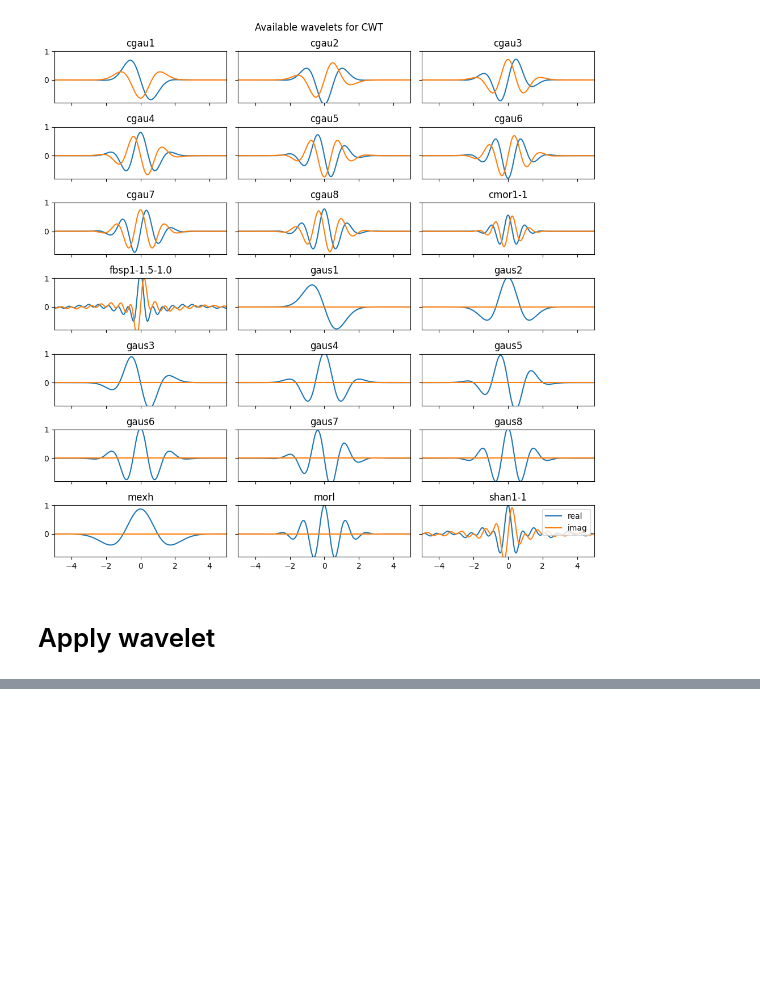
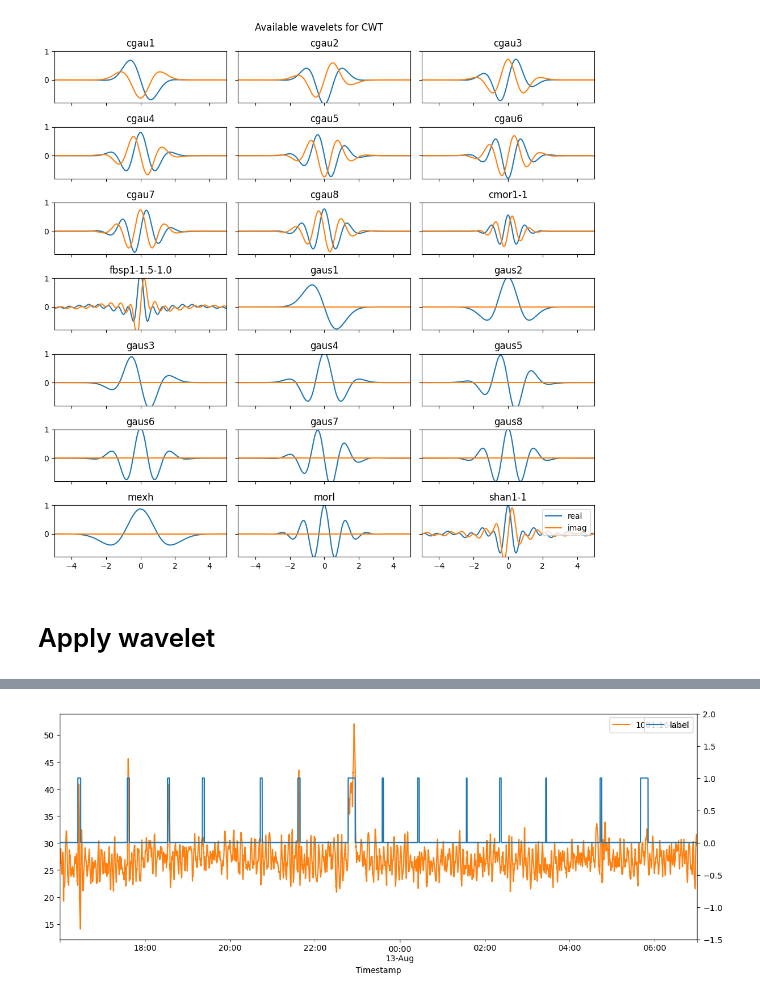
Before and after one commit to Felecort/HAI_Security, a Jupyter notebook: src/4_wavelet_exploration.ipynb, the cells around one changed output, grey strips where cells are left out. Drawn from its saved outputs; the diff is of its cells as text; code cells hidden in the pictures; blank space fills up the shorter version.

```diff
--- a/src/4_wavelet_exploration.ipynb
+++ b/src/4_wavelet_exploration.ipynb
@@ -154,0 +192,6 @@ dataset.head()
+# %%
+col = '1001.16-OUT'
+# %%
+plot_column_label(dataset, col);
+# %% [output]
+[figure, added]
```
Also changed, not shown: parts of 46 cells of this notebook.
